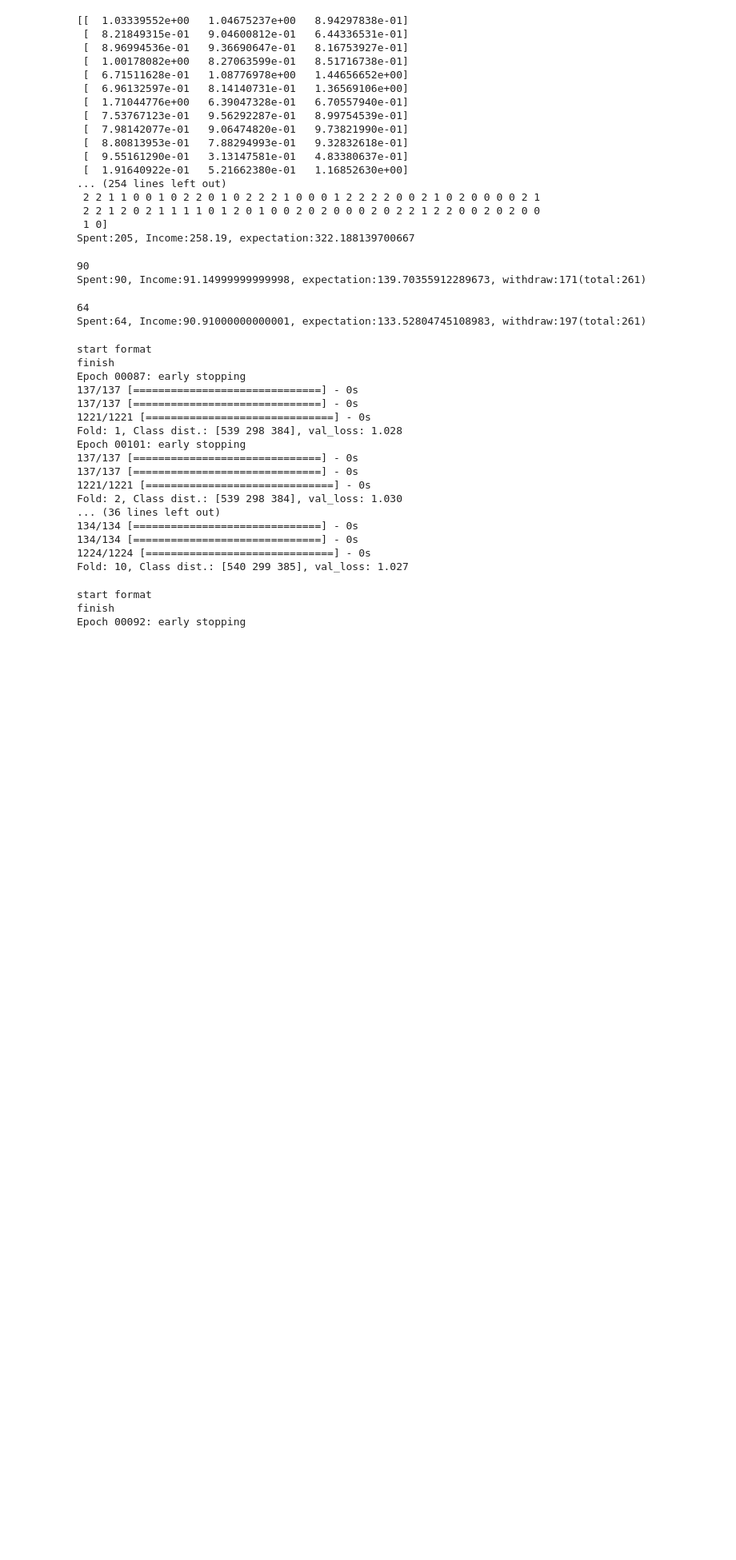
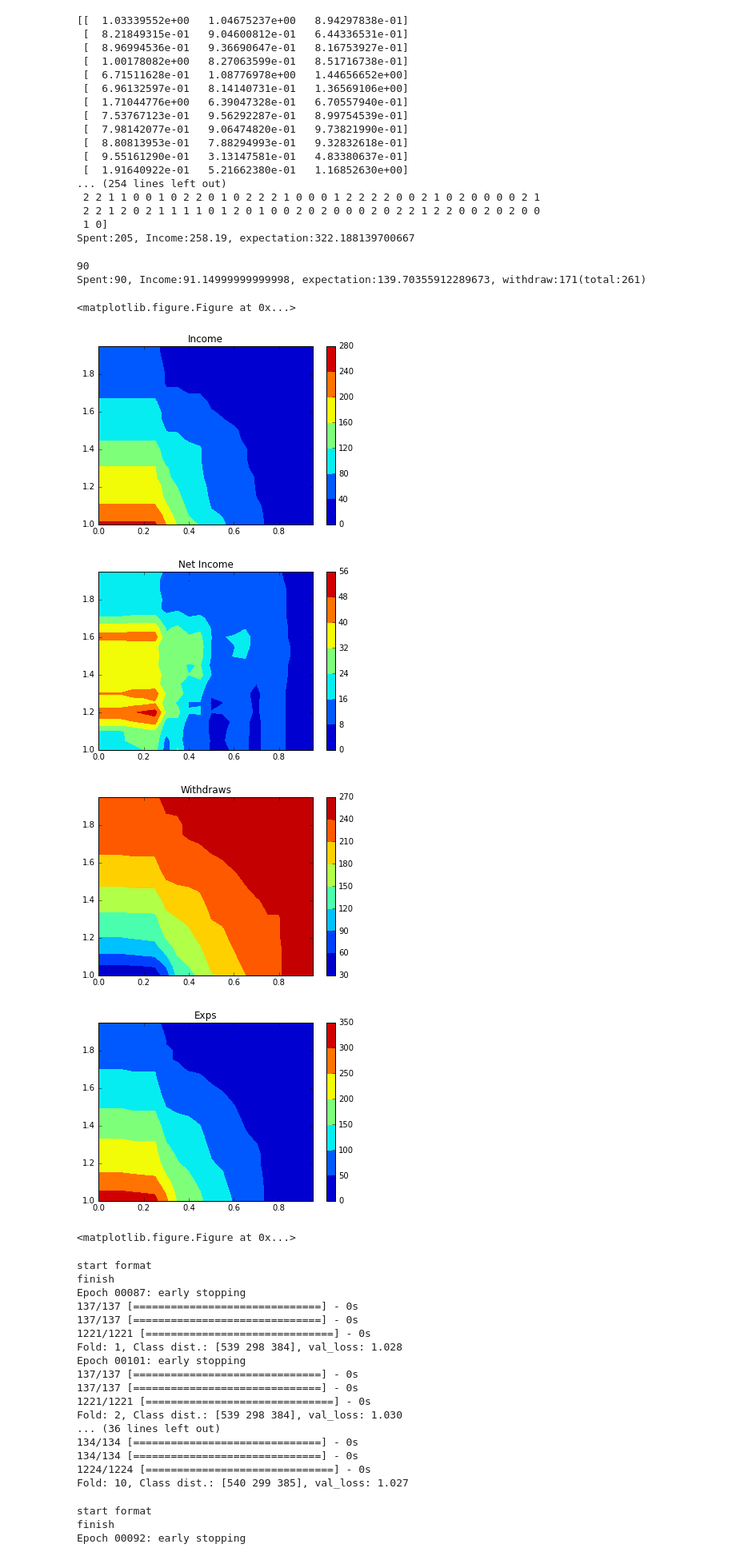
Before and after one commit to yat011/football_prediction, a Jupyter notebook: main-V9.ipynb, the cells around one changed output. Shown at 80% size. Drawn from its saved outputs; the diff is of its cells as text; code cells hidden in the pictures; blank space fills up the shorter version.

Commit message:
plot graphs

```diff
--- a/main-V9.ipynb
+++ b/main-V9.ipynb
@@ -1453,16 +1449,59 @@ def strategy4(fproba_mat,odd_mat,win_mat,info, z = 0.2 ,e =1.8 ):
         receipt.append(np.hstack([homeTeam[match],awayTeam[match], odd_mat[match,choice],choice,y_true[match],fproba_mat[match,:]]))
         if choice == y_true[match]:
             income = income + odd_mat[match,choice]
-    print(buy)
-    print("Spent:{}, Income:{}, expectation:{}, withdraw:{}(total:{})".
-          format(spent,income,expectation,withdraw,total))
+    #print(buy)
+    #print("Spent:{}, Income:{}, expectation:{}, withdraw:{}(total:{})".
+    #      format(spent,income,expectation,withdraw,total))
     receiptDf = pd.DataFrame(receipt,columns=["home","away","odd of choice","choice","result","Hp","Dp","Ap"])
     return spent,income,expectation,withdraw,total,receiptDf
 # %%
 spent,income,expectation,withdraw,total,receipt = strategy4(fproba_mat,odd_mat,win_mat,withodds,z=0.2,e=1.6)
-# %% [output]
-64
-Spent:64, Income:90.91000000000001, expectation:133.52804745108983, withdraw:197(total:261)
+# %%
+g_z_range = np.arange(0,1,0.05)
+g_e_range = np.arange(1,2,0.05)
+g_incomes = []
+g_spents =[]
+g_withdraws=[]
+g_exps=[]
+g_total = 0
+for e in g_e_range:
+    for z in g_z_range:
+        spent,income,expectation,withdraw,total,receipt = strategy4(fproba_mat,odd_mat,win_mat,withodds,z=z,e=e)
+        g_spents.append(spent)
+        g_incomes.append(income)
+        g_withdraws.append(withdraw)
+        g_exps.append(expectation)
+        g_total= total
+# %%
+import matplotlib.pyplot as plt
+g_n_incomes = np.array(g_incomes).reshape(len(g_e_range),len(g_z_range))
+g_n_spent = np.array(g_spents).reshape(len(g_e_range),len(g_z_range))
+g_n_withdraws = np.array(g_withdraws).reshape(len(g_e_range),len(g_z_range))
+g_n_exps = np.array(g_exps).reshape(len(g_e_range),len(g_z_range))
+Z, E =np.meshgrid(g_z_range,g_e_range)
+CS = plt.contour = plt.contourf(Z,E,g_n_incomes)
+plt.title("Income")
+cbar = plt.colorbar(CS)
+plt.figure()
+CS = plt.contour = plt.contourf(Z,E,g_n_incomes-g_n_spent)
+plt.title("Net Income")
+cbar = plt.colorbar(CS)
+plt.figure()
+CS = plt.contour = plt.contourf(Z,E,g_n_withdraws)
+plt.title("Withdraws")
+cbar = plt.colorbar(CS)
+plt.figure()
+CS = plt.contour = plt.contourf(Z,E,g_n_exps)
+plt.title("Exps")
+cbar = plt.colorbar(CS)
+plt.figure()
+# %% [output]
+<matplotlib.figure.Figure at 0x...>
+[figure, added]
+[figure, added]
+[figure, added]
+[figure, added]
+<matplotlib.figure.Figure at 0x...>
 # %%
 g_node_sizes=[55,55]
 # %%
```
Also changed, not shown: parts of 3 cells of this notebook.
